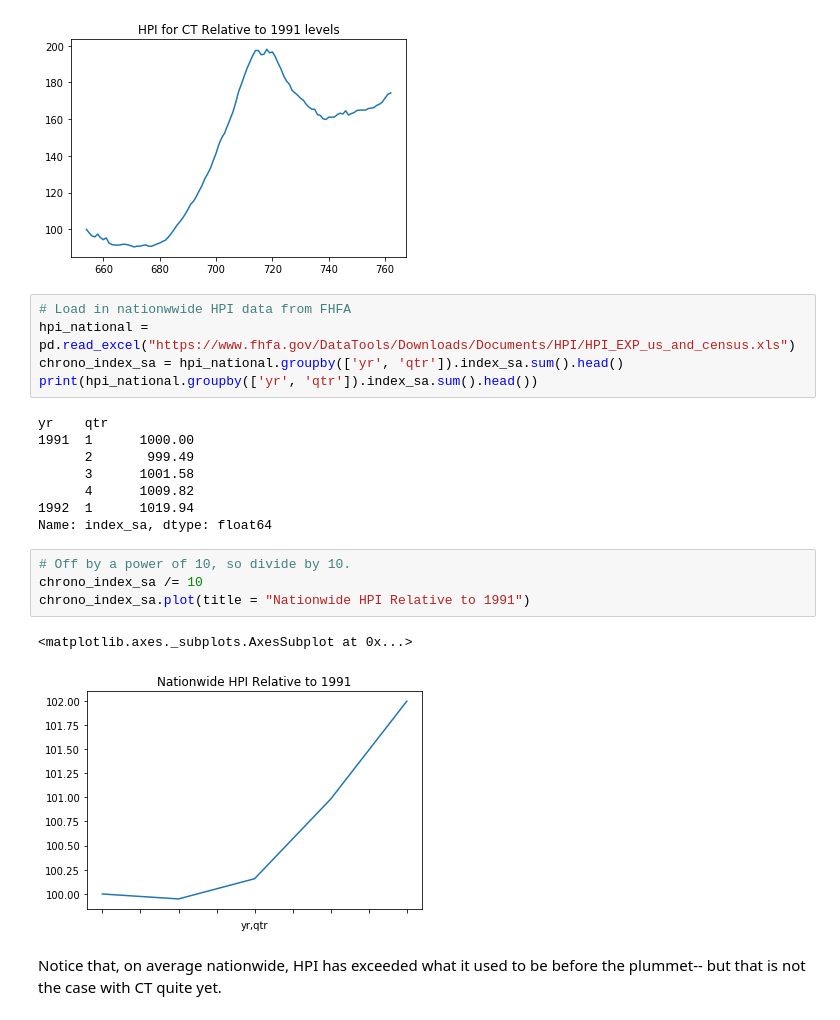
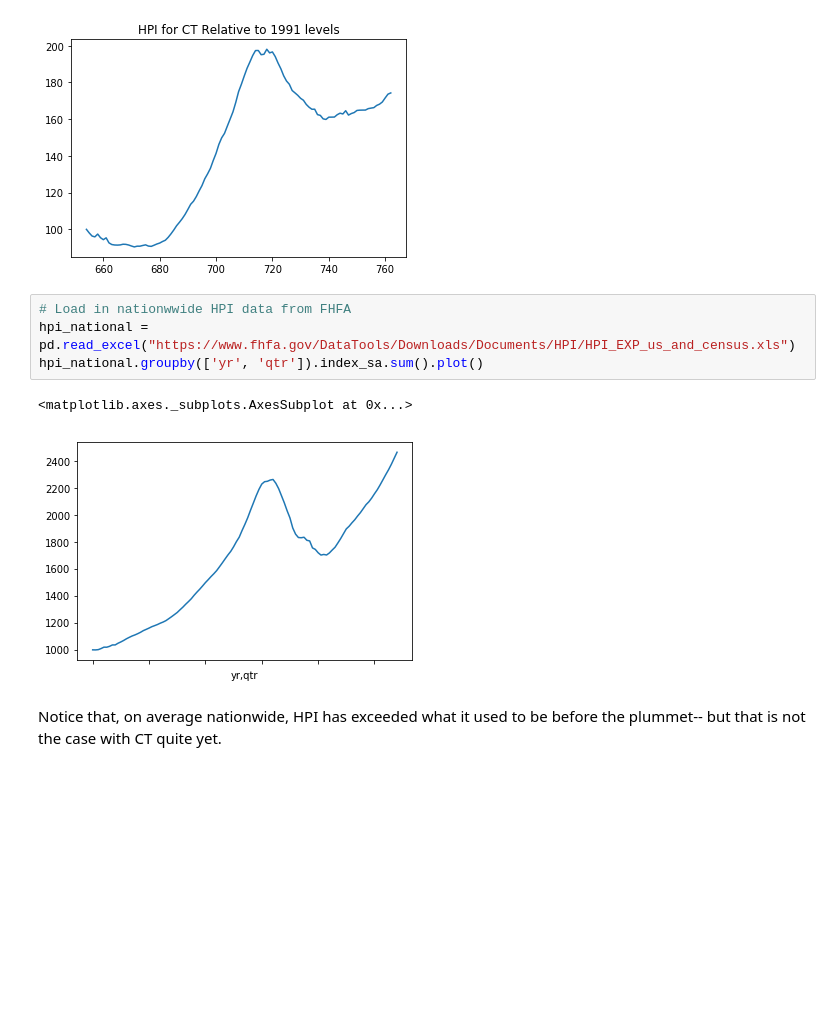
Before and after one commit to jamiekasulis/ct-housing-and-labor, a Jupyter notebook: FHFA HPI Data Exploration.ipynb, the cells around one changed output. Saved outputs shown, nothing was run; the diff lists cells and outputs as text; blank space fills up the shorter version.

```diff
--- a/FHFA HPI Data Exploration.ipynb
+++ b/FHFA HPI Data Exploration.ipynb
@@ -229,22 +229,9 @@ hpi_ct.index_sa.plot(title = "HPI for CT Relative to 1991 levels")
 # %%
 # Load in nationwwide HPI data from FHFA
 hpi_national = pd.read_excel("https://www.fhfa.gov/DataTools/Downloads/Documents/HPI/HPI_EXP_us_and_census.xls")
-chrono_index_sa = hpi_national.groupby(['yr', 'qtr']).index_sa.sum().head()
-print(hpi_national.groupby(['yr', 'qtr']).index_sa.sum().head())
+hpi_national.groupby(['yr', 'qtr']).index_sa.sum().plot()
 # %% [output]
-yr    qtr
-1991  1      1000.00
-      2       999.49
-      3      1001.58
-      4      1009.82
-1992  1      1019.94
-Name: index_sa, dtype: float64
+<matplotlib.axes._subplots.AxesSubplot at 0x...>
+[figure, added]
-# %%
-# Off by a power of 10, so divide by 10.
-chrono_index_sa /= 10
-chrono_index_sa.plot(title = "Nationwide HPI Relative to 1991")
-# %% [output]
-<matplotlib.axes._subplots.AxesSubplot at 0x...>
-[figure, removed]
 # %% [markdown]
 Notice that, on average nationwide, HPI has exceeded what it used to be before the plummet-- but that is not the case with CT quite yet.
```
